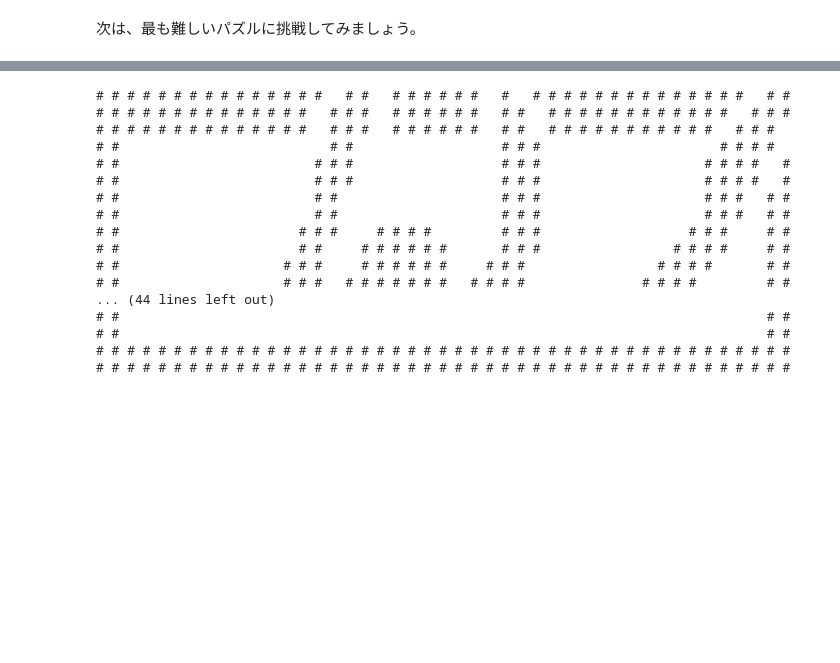
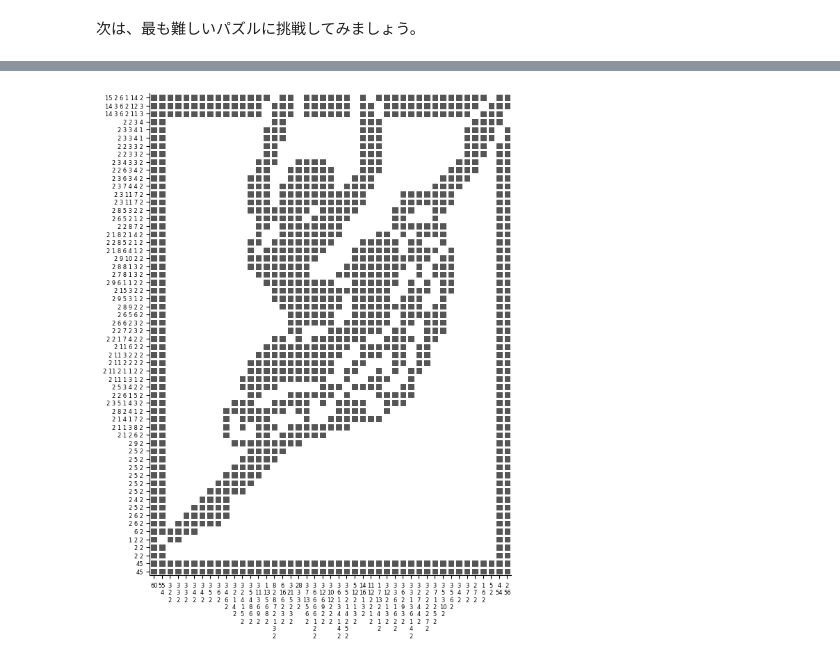
Before and after one commit to ruoyu0088/thinking_code, a Jupyter notebook: thinking_code/ortools-sat_nonogram.ipynb, the cells around one changed output, grey strips where cells are left out. Saved outputs shown, nothing was run; the diff lists cells and outputs as text; code cells hidden in the pictures; blank space fills up the shorter version.

```diff
--- a/thinking_code/ortools-sat_nonogram.ipynb
+++ b/thinking_code/ortools-sat_nonogram.ipynb
@@ -205,7 +214,7 @@ def print_nonogram(result):
 %%time
 import json
 with open(r"data\nonogram03.json") as f:
-    data = json.load(f)
+    puzzle = json.load(f)
 
-result = solve_nonogram(**data)
+result = solve_nonogram(**puzzle)
 # %% [output]
@@ -214,20 +223,5 @@ Wall time: 25.8 s
-# %%
-print_nonogram(result)
-# %% [output]
-# # # # # # # # # # # # # # #   # #   # # # # # #   #   # # # # # # # # # # # # # #   # #
-# # # # # # # # # # # # # #   # # #   # # # # # #   # #   # # # # # # # # # # # #   # # #
-# # # # # # # # # # # # # #   # # #   # # # # # #   # #   # # # # # # # # # # #   # # #
-# #                           # #                   # # #                       # # # #
-# #                         # # #                   # # #                     # # # #   #
-# #                         # # #                   # # #                     # # # #   #
-# #                         # #                     # # #                     # # #   # #
-# #                         # #                     # # #                     # # #   # #
-# #                       # # #     # # # #         # # #                   # # #     # #
-# #                       # #     # # # # # #       # # #                 # # # #     # #
-# #                     # # #     # # # # # #     # # #                 # # # #       # #
-# #                     # # #   # # # # # # #   # # # #               # # # #         # #
-... (44 lines left out)
-# #                                                                                   # #
-# #                                                                                   # #
-# # # # # # # # # # # # # # # # # # # # # # # # # # # # # # # # # # # # # # # # # # # # #
-# # # # # # # # # # # # # # # # # # # # # # # # # # # # # # # # # # # # # # # # # # # # #
+# %%
+from helper.plot import plot_nonogram_board
+plot_nonogram_board(puzzle, result, font_size=6);
+# %% [output]
+[figure, added]
```
Also changed, not shown: parts of 4 cells of this notebook, 3 other files.
